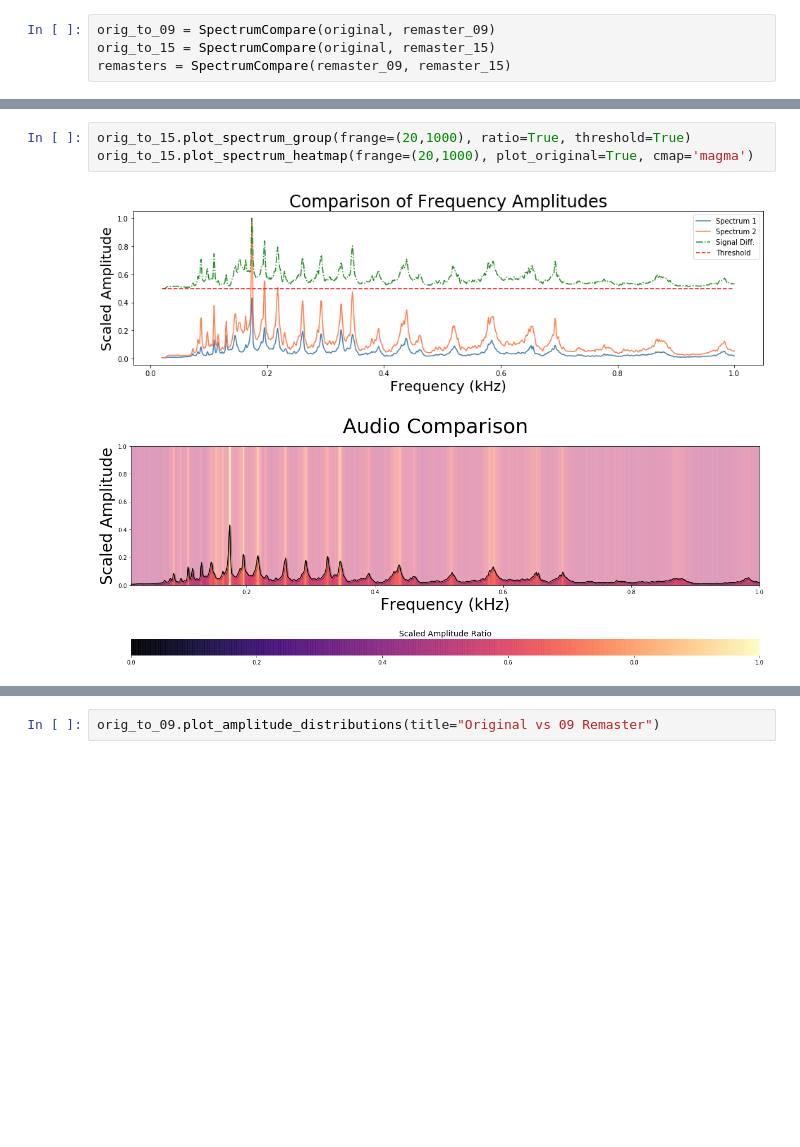
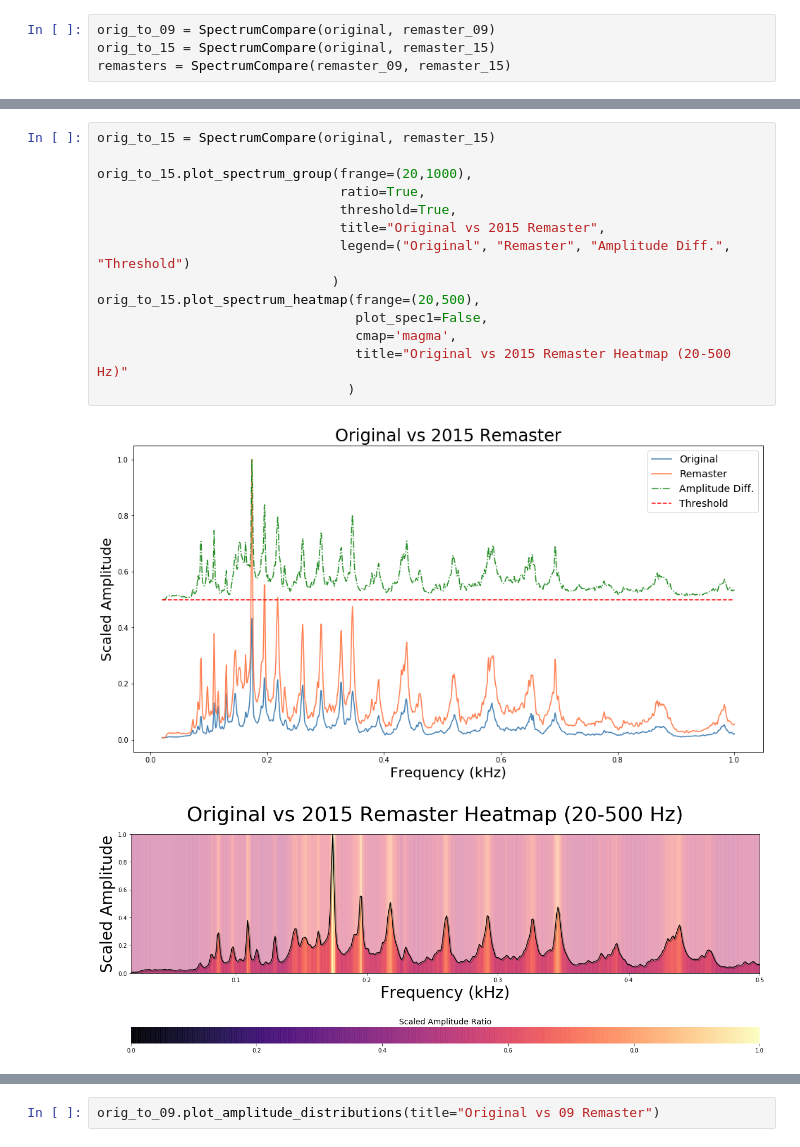
Before and after one commit to QED0711/audio_analyzer, a Jupyter notebook: main.ipynb, the cells around one changed output, grey strips where cells are left out. Drawn from its saved outputs; the diff is of its cells as text; blank space fills up the shorter version.

Commit message:
images for blog update

```diff
--- a/main.ipynb
+++ b/main.ipynb
@@ -41,7 +45,18 @@ orig_to_09.plot_spectrum_heatmap(frange=(20,500), plot_spec1=False)
 # %%
-orig_to_15.plot_spectrum_group(frange=(20,1000), ratio=True, threshold=True)
-orig_to_15.plot_spectrum_heatmap(frange=(20,1000), plot_original=True, cmap='magma')
+orig_to_15 = SpectrumCompare(original, remaster_15)
+
+orig_to_15.plot_spectrum_group(frange=(20,1000),
+                               ratio=True,
+                               threshold=True,
+                               title="Original vs 2015 Remaster",
+                               legend=("Original", "Remaster", "Amplitude Diff.", "Threshold")
+                              )
+orig_to_15.plot_spectrum_heatmap(frange=(20,500),
+                                 plot_spec1=False,
+                                 cmap='magma',
+                                 title="Original vs 2015 Remaster Heatmap (20-500 Hz)"
+                                )
 # %% [output]
-[figure, old version]
+[figure, new version]
-[figure, old version]
+[figure, new version]
 # %%
```
Also changed, not shown: parts of 2 cells of this notebook, 9 other files.
